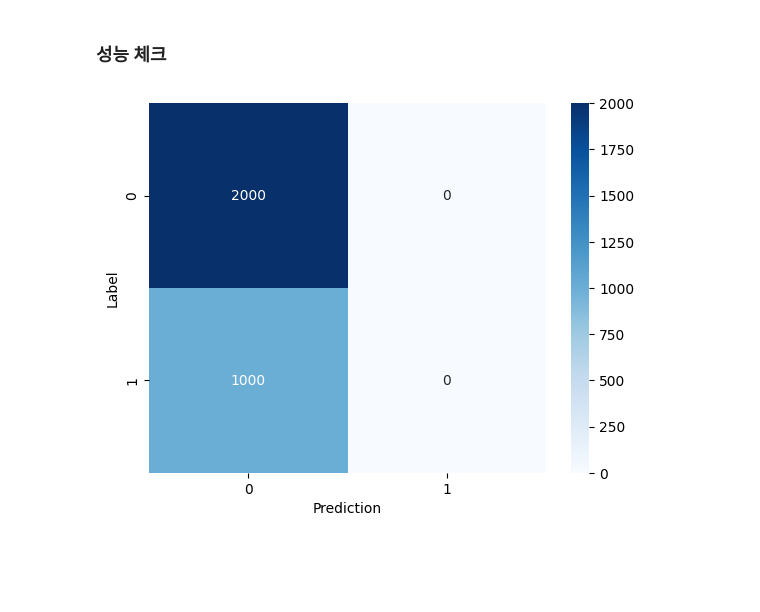
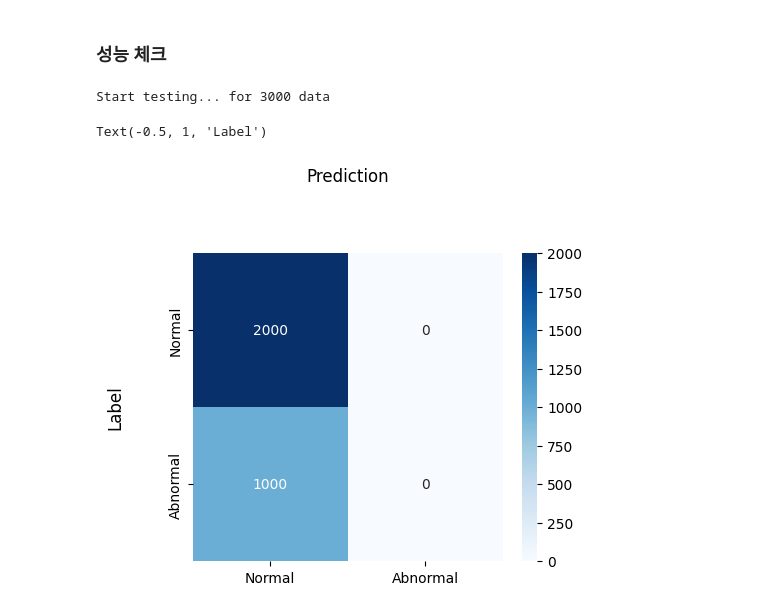
Before and after one commit to sepengsu/cv_project, a Jupyter notebook: ad-poject/visual.ipynb, the cells around one changed output. Drawn from its saved outputs; the diff is of its cells as text; code cells hidden in the pictures; blank space fills up the shorter version.

```diff
--- a/ad-poject/visual.ipynb
+++ b/ad-poject/visual.ipynb
@@ -18,9 +23,0 @@ testset.targets = testset.targets[actual_testdata]
-# %%
-### 테스트 데이터셋 라벨링 2는 normal, 4,6은 anomaly로 라벨링
-testset.targets = (testset.targets == 2).long() # 2 is normal, 4,6 is anomaly
-test_loader = DataLoader(
-    testset,
-    batch_size = 1,
-    shuffle = True,
-    num_workers = 4
-)
@@ -59,9 +62,9 @@ plt.show()
 # %% [markdown]
 ### 테스트할 모델 불러오기
 # %%
-from model.autoencoder import Autoencoder
-model = Autoencoder()
-model.to(device)
+from model.autoencoder import Autoencoder,Autoencoder2D
+model = Autoencoder2D()
+model.to(DEVICE)
 model.load_state_dict(torch.load('./model_team8.pth'))
 model.eval()
 # %% [output]
@@ -83,9 +91,9 @@ from torchsummary import summary
 
 # Assuming the model is already loaded and named 'model'
 # Also assuming the input size is (1, 28, 28) for FashionMNIST
-x = next(iter(test_loader))[0].to(device)
-x = x.view(-1, 28*28).to(device)
-summary(model, input_size=(x.size(1),))
+x = next(iter(test_loader))[0].to(DEVICE)
+# x = x.view(-1, 28*28).to(DEVICE)
+summary(model, input_size=(x.shape[1], x.shape[2], x.shape[3]))
 # %% [output]
 ----------------------------------------------------------------
         Layer (type)               Output Shape         Param #
@@ -110,34 +115,43 @@ Estimated Total Size (MB): 0.79
 # %% [markdown]
 ### 성능 체크
 # %%
-# Test
-THRESHOLDVAL=0.01 # threshold val
+# Test batch size should be 1 for this case.
+THRESHOLDVAL=0.000005 # threshold value for anomaly detection
+from torch.nn import functional as F
 dic_loss = {'id':[], 'label':[], 'score':[],'normal':[]}
-
-count=0
+print(f'Start testing... for {len(test_loader)} data')
 for step, (x, label) in enumerate(test_loader):
-    # print(step,label)
-    x = x.view(-1, 28*28).to(device)
-    y = x.view(-1, 28*28).to(device)
-
-    encoded, decoded = model(x)
-
-    criterion = torch.nn.MSELoss(reduction='sum')
-    loss = float(criterion(decoded, y).cpu().detach().numpy())
+    x = x.to(DEVICE)
+    output = model(x)
+    loss = F.mse_loss(output, x, reduction='none').view(-1, 784).sum(dim=1)
+    loss = loss = float(loss.cpu().detach().numpy().item())
     dic_loss['id'].append(step)
-    dic_loss['label'].append(int(label==1)) # actual label
-    dic_loss['score'].append(loss) # abnormal score
-    if loss>THRESHOLDVAL: dic_loss['normal'].append(0)
-    else: dic_loss['normal'].append(1)
+    dic_loss['label'].append(int(label==SELECT_NORMAL))
+    dic_loss['score'].append(loss)
+    # 0: anomaly, 1: normal (loss < threshold)
+    dic_loss['normal'].append(int(loss<THRESHOLDVAL))
+# %% [output]
+Start testing... for 3000 data
 # %%
 from sklearn.metrics import confusion_matrix, classification_report
 import seaborn as sns
 pred = dic_loss['normal'] # predicted label
 label = dic_loss['label'] # actual label
+# 0: anomaly, 1: normal로 change
 cm = confusion_matrix(label, pred)
-sns.heatmap(cm, annot=True, fmt='d', cmap='Blues')
-plt.xlabel('Prediction')
-plt.ylabel('Label')
-plt.show()
+labels = ['Normal', 'Abnormal']
+
+plt.figure(figsize=(5,4))
+sns.heatmap(cm, annot=True, fmt='d', cmap='Blues',
+            xticklabels=labels, yticklabels=labels)
+
+# x축, y축 제거
+plt.xlabel("")
+plt.ylabel("")
+
+# ✅ 가운데 텍스트 추가
+plt.text(1, -0.5, "Prediction", fontsize=12, ha='center', va='center')
+plt.text(-0.5, 1, "Label", fontsize=12, rotation=90, ha='center', va='center')
 # %% [output]
+Text(-0.5, 1, 'Label')
-[figure, old version]
+[figure, new version]
```
Also changed, not shown: parts of 7 cells of this notebook, 22 other files.
